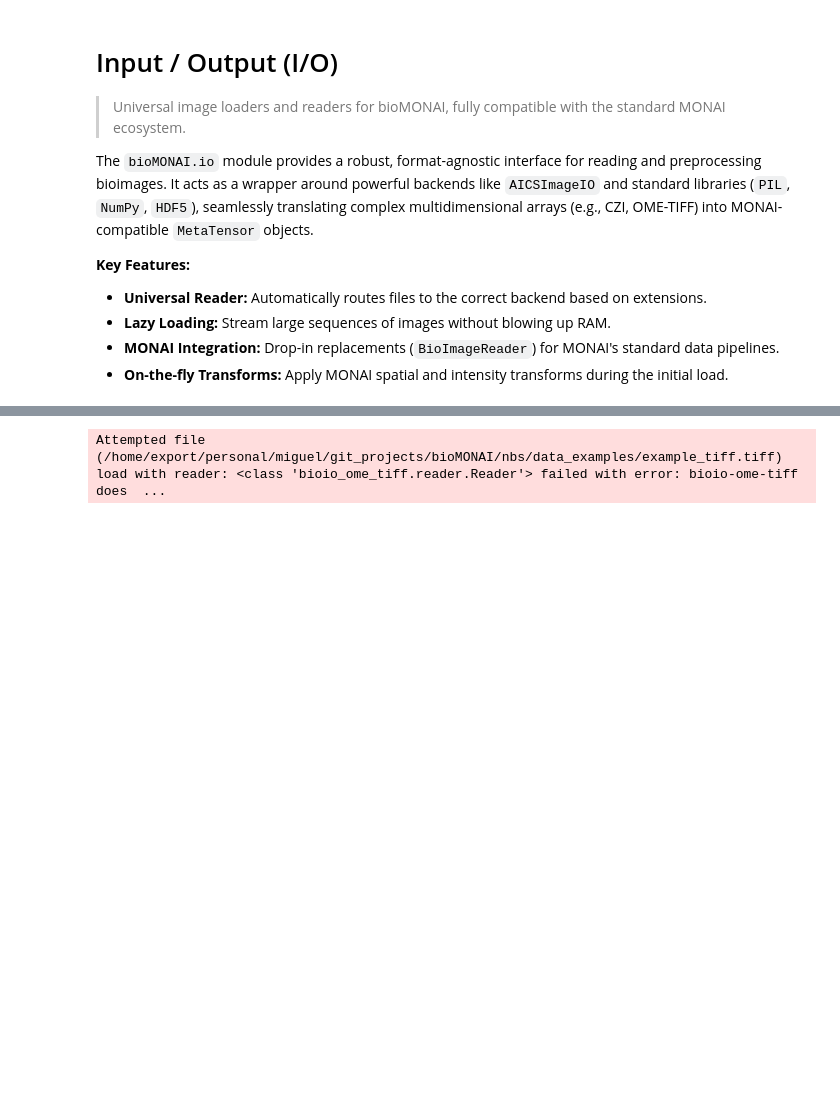
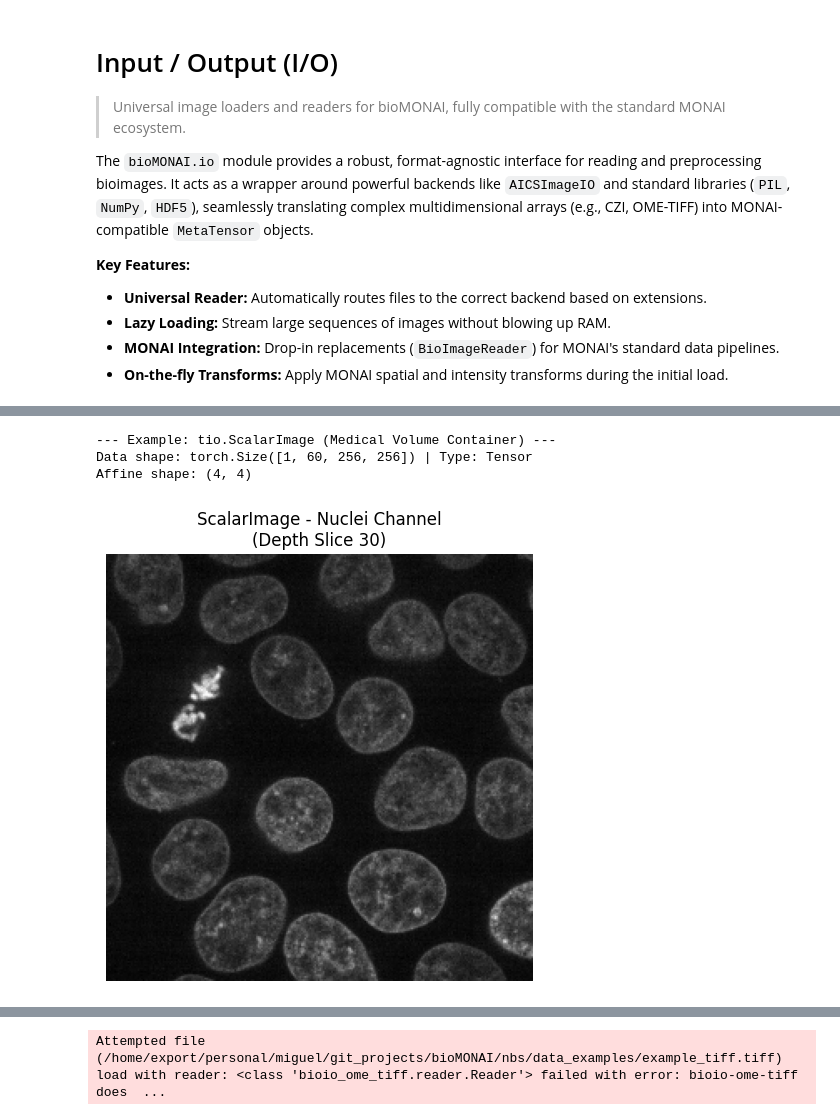
Before and after one commit to deepCLEM/bioMONAI, a Jupyter notebook: nbs/010_io.ipynb, the cells around one changed output, grey strips where cells are left out. Drawn from its saved outputs; the diff is of its cells as text; code cells hidden in the pictures; blank space fills up the shorter version.

```diff
--- a/nbs/010_io.ipynb
+++ b/nbs/010_io.ipynb
@@ -110,0 +117,40 @@ See :class:`~torchio.Image` for more information.
+# %%
+# Example: Using ScalarImage with Real Biological 3D Data
+import torch
+import torchio as tio
+import matplotlib.pyplot as plt
+from skimage.data import cells3d
+
+print("--- Example: tio.ScalarImage (Medical Volume Container) ---")
+
+# 1. Load a real 3D volume (cells3d returns Z, C, Y, X -> 60, 2, 256, 256)
+# We select the nuclei channel (index 1) and format it to (C, D, H, W) for TorchIO
+volume_np = cells3d()[:, 1, :, :]
+tensor_3d = torch.as_tensor(volume_np).unsqueeze(0).float()
+
+# 2. Initialize ScalarImage
+img_scalar = tio.ScalarImage(tensor=tensor_3d)
+
+# 3. Access underlying data
+data = img_scalar.data
+print(f"Data shape: {data.shape} | Type: {type(data).__name__}")
+print(f"Affine shape: {img_scalar.affine.shape}")
+
+# VISUALIZATION (Mid-slice of the 3D volume)
+fig, ax = plt.subplots(1, 1, figsize=(6, 5))
+
+# We extract slice 30 (middle of the Z axis) and normalize to [0, 1] for display
+mid_slice = data[0, 30].numpy()
+mid_slice = (mid_slice - mid_slice.min()) / (mid_slice.max() - mid_slice.min())
+
+ax.imshow(mid_slice, cmap='gray', vmin=0, vmax=1)
+ax.set_title("ScalarImage - Nuclei Channel\n(Depth Slice 30)")
+ax.axis('off')
+
+plt.tight_layout()
+plt.show()
+# %% [output]
+--- Example: tio.ScalarImage (Medical Volume Container) ---
+Data shape: torch.Size([1, 60, 256, 256]) | Type: Tensor
+Affine shape: (4, 4)
+[figure, added]
```
Also changed, not shown: parts of 87 cells of this notebook.
